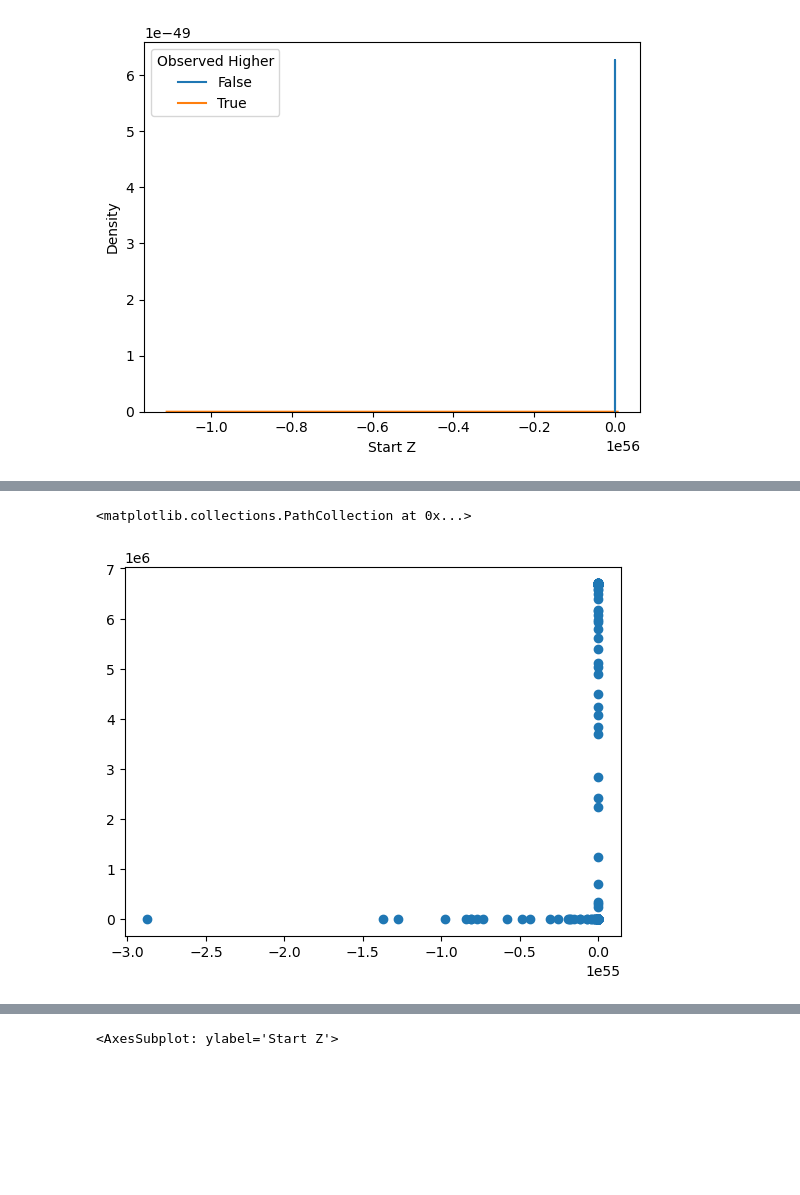
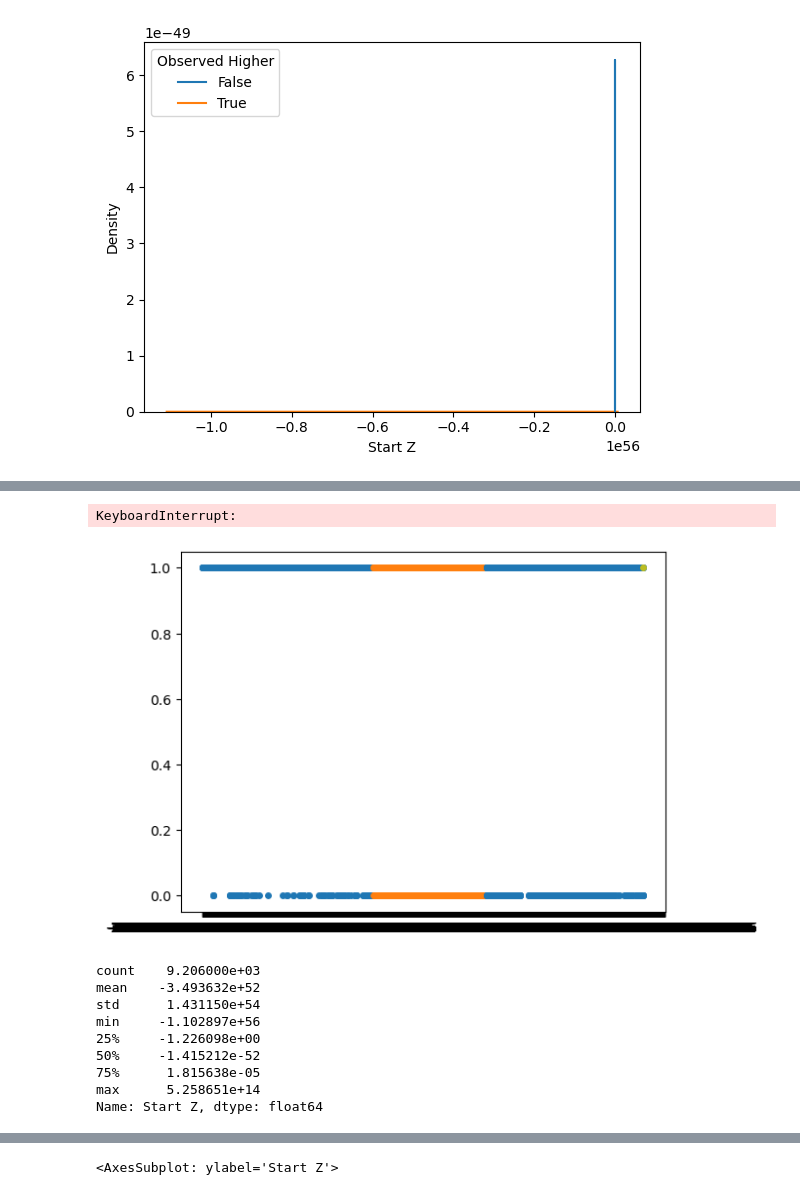
Before and after one commit to ELEN-Workshops-and-LDI/LDI-ML, a Jupyter notebook: max likelihood.ipynb, the cells around one changed output, grey strips where cells are left out. Saved outputs shown, nothing was run; the diff lists cells and outputs as text; code cells hidden in the pictures; blank space fills up the shorter version.

```diff
--- a/max likelihood.ipynb
+++ b/max likelihood.ipynb
@@ -1505,0 +1512,12 @@ ests =scipy.stats.norm(loc=actually_lower.mean(), scale=actually_lower.std()).pd
+# %%
+def prob_df(df, x):
+    filt = (df < df.quantile(0.75))&(df > df.quantile(0.25))
+    return df.count()*scipy.stats.norm(loc=df.loc[filt].mean(), scale=df.loc[filt].std()).pdf(x)
+
+x = df.loc[(df.offset>=0), 'Start Z']
+prob_lower = prob_df(actually_lower, x)
+prob_higher= prob_df(actually_higher, x)
+
+ests = prob_higher/prob_lower
+# %%
+ests[np.isinf(ests)] = np.nan
@@ -1506,3 +1542,19 @@ ests =scipy.stats.norm(loc=actually_lower.mean(), scale=actually_lower.std()).pd
 # %%
 df.loc[(df.offset>=0), 'Distribution Informed Ratio'] =  ests
-df.loc[(df.offset>=0), 'Distribution Informed Higher'] = ests <= 1
+df.loc[:, 'Distribution Informed Higher'] = df['Observed Higher']
+df.loc[(df.offset>=0), 'Distribution Informed Higher'] = ests < 1
+# %%
+import sklearn
+fig, ax = plt.subplots(3)
+for thresh in np.linspace(0, 1):
+    df.loc[(df.offset>=0), 'Distribution Informed Higher'] = ests > thresh
+    x=df.loc[(df.offset>=0), 'Distribution Informed Higher'].astype(int)
+    y= df.loc[(df.offset>=0), 'Observed Higher'].astype(int)
+    ax[0].scatter(thresh, mse(df, col1='Observed Higher', col2='Distribution Informed Higher'))
+
+    fpr, tpr, thresholds = sklearn.metrics.roc_curve(y, x, pos_label=0)
+    ax[1].scatter(thresh, sklearn.metrics.auc(fpr, tpr))
+
+    ax[2].scatter(sklearn.metrics.auc(fpr, tpr), mse(df, col1='Observed Higher', col2='Distribution Informed Higher'))
+   # ax[2].set_xscale('log')
+   # ax[2].set_yscale('log')
@@ -1518,5 +1582,17 @@ ValueError: Classification metrics can't handle a mix of binary and unknown targ
 # %%
-plt.scatter(df.loc[(df.offset>=0), 'Start Z'], ests)
+sns.swarmplot(df.loc[(df.offset>=0)], x='Start Z', hue='Distribution Informed Higher', y='Observed Higher')
 # %% [output]
-<matplotlib.collections.PathCollection at 0x...>
+KeyboardInterrupt:
-[figure, old version]
+[figure, new version]
+# %%
+actually_higher.describe()
+# %% [output]
+count    9.206000e+03
+mean    -3.493632e+52
+std      1.431150e+54
+min     -1.102897e+56
+25%     -1.226098e+00
+50%     -1.415212e-52
+75%      1.815638e-05
+max      5.258651e+14
+Name: Start Z, dtype: float64
```
Also changed, not shown: parts of 22 cells of this notebook, 5 other files.
